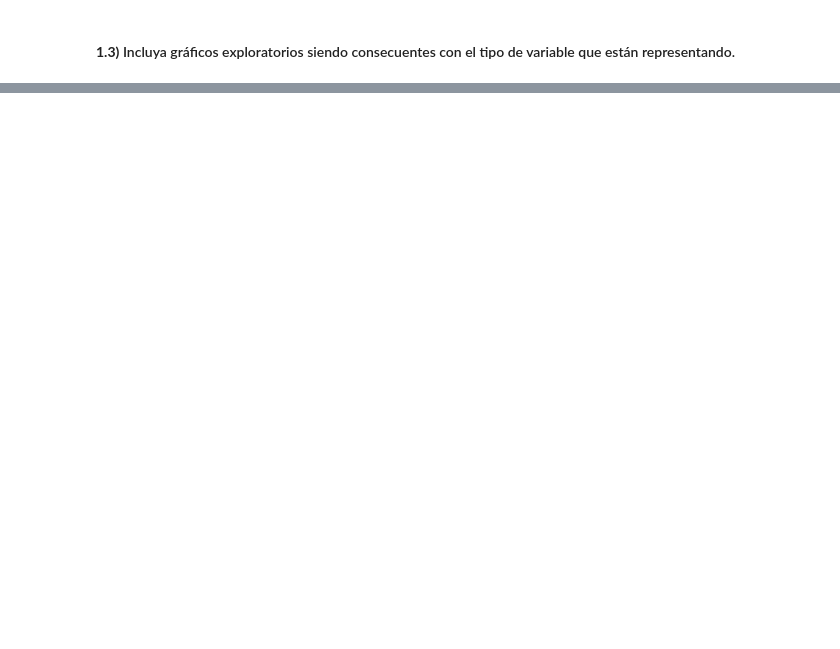
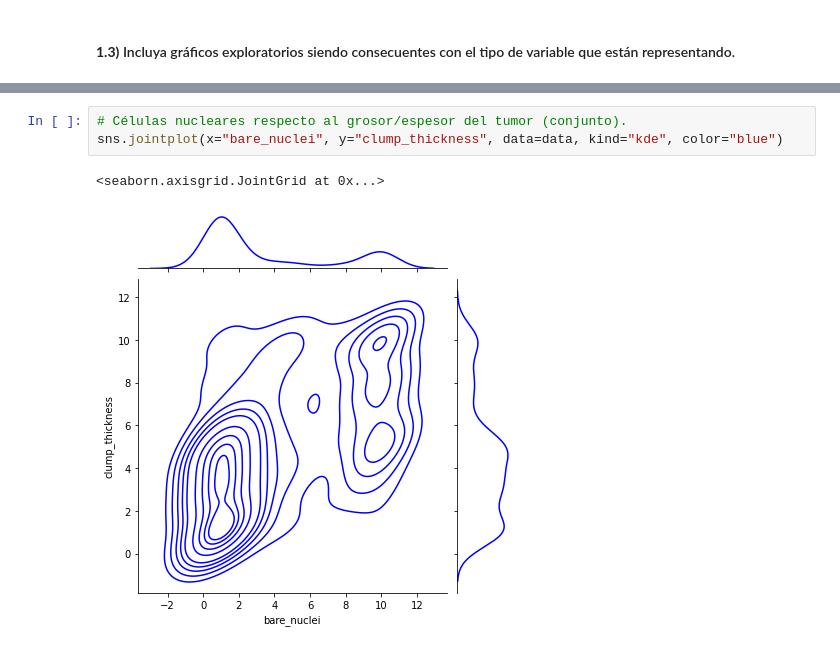
Before and after one commit to SantiagoTaracena01/data-mining-lab-02, a Jupyter notebook: src/main.ipynb, the cells around one changed output, grey strips where cells are left out. Saved outputs shown, nothing was run; the diff lists cells and outputs as text; blank space fills up the shorter version.

```diff
--- a/src/main.ipynb
+++ b/src/main.ipynb
@@ -42,0 +85,6 @@ sns.pairplot(data, hue="class")
+# %%
+# Células nucleares respecto al grosor/espesor del tumor (conjunto).
+sns.jointplot(x="bare_nuclei", y="clump_thickness", data=data, kind="kde", color="blue")
+# %% [output]
+<seaborn.axisgrid.JointGrid at 0x...>
+[figure, added]
```
Also changed, not shown: parts of 12 cells of this notebook, 1 other file.
